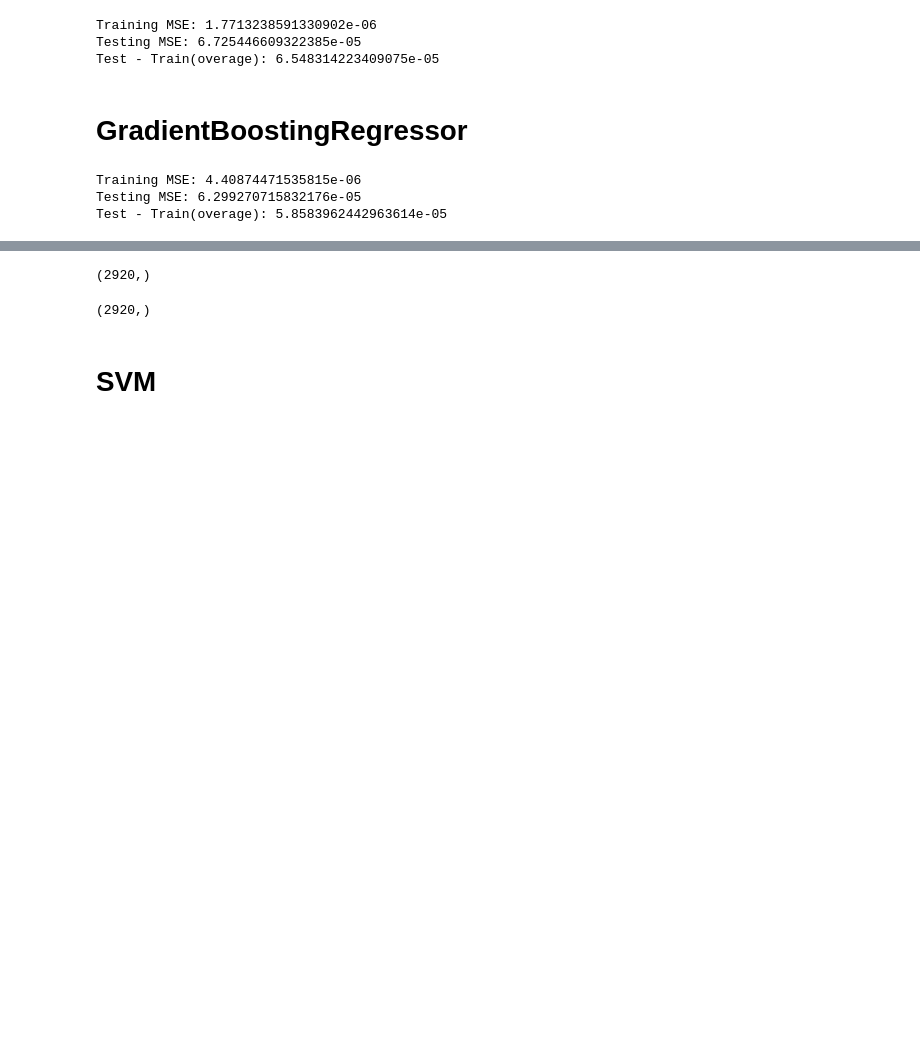
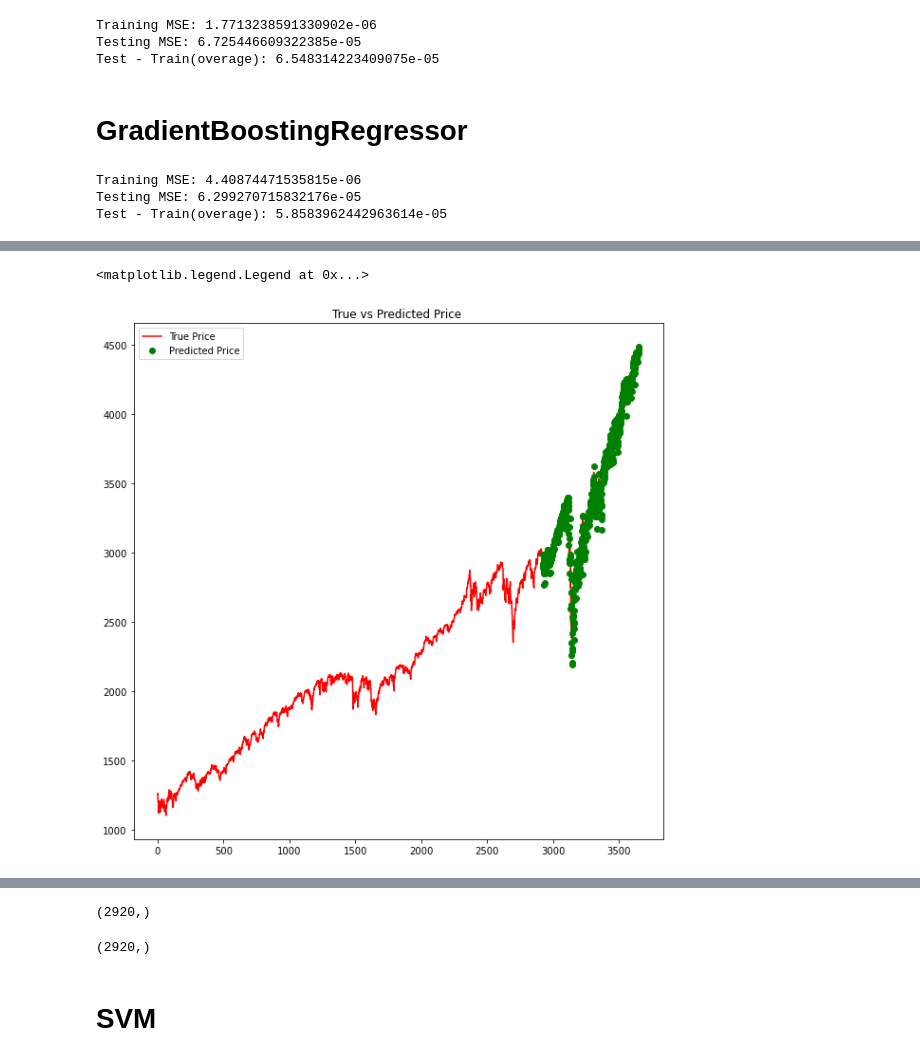
Before and after one commit to plarkin13/stock_prediction_sentiment, a Jupyter notebook: tanveer/regression_models.ipynb, the cells around one changed output, grey strips where cells are left out. Saved outputs shown, nothing was run; the diff lists cells and outputs as text; code cells hidden in the pictures; blank space fills up the shorter version.

```diff
--- a/tanveer/regression_models.ipynb
+++ b/tanveer/regression_models.ipynb
@@ -190,0 +302,9 @@ Test - Train(overage): 5.8583962442963614e-05
+# %%
+plt.figure(figsize=(10,10))
+plt.plot(df_preds['true_price'],label='True Price',color='red')
+plt.plot(df_preds['pred_price'][-len(preds):],'o',label='Predicted Price',color='green',)
+plt.title('True vs Predicted Price ')
+plt.legend()
+# %% [output]
+<matplotlib.legend.Legend at 0x...>
+[figure, added]
```
Also changed, not shown: parts of 26 cells of this notebook, 5 other files.
